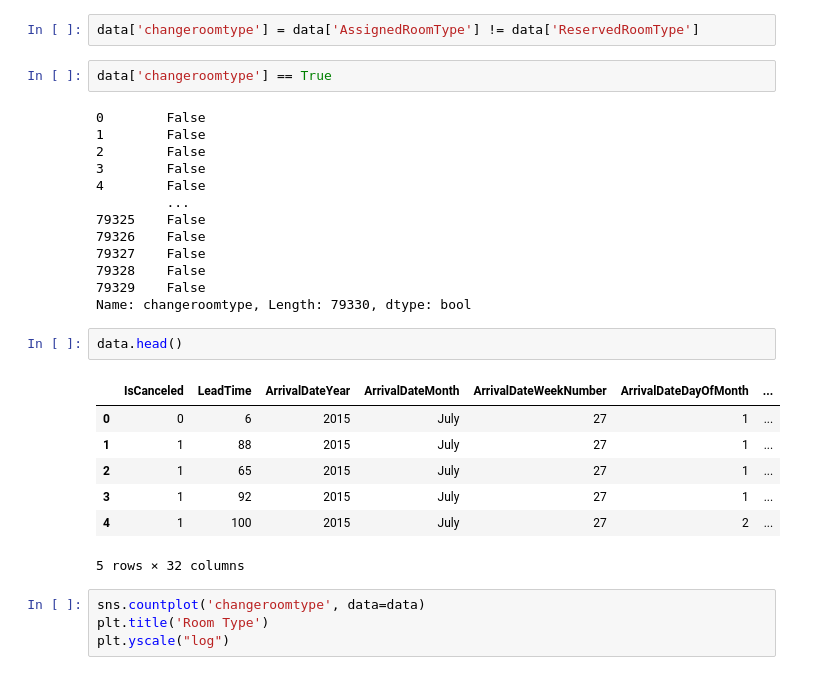
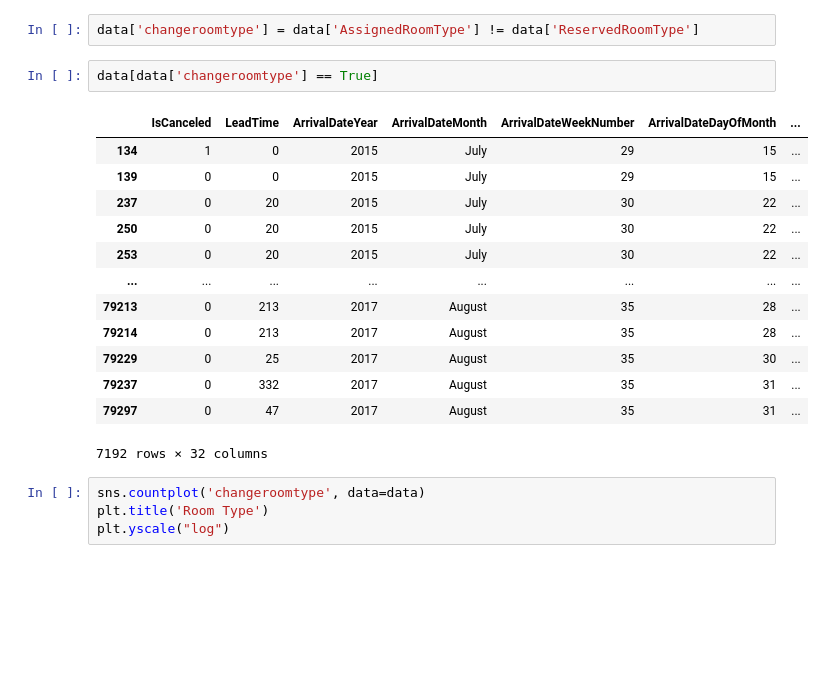
Before and after one commit to fredericojpr/BC2_Predict_Cancellations, a Jupyter notebook: scripts/BC2_Notebook_Goncalo.ipynb, the cells around one changed output. Saved outputs shown, nothing was run; the diff lists cells and outputs as text; blank space fills up the shorter version.

```diff
--- a/scripts/BC2_Notebook_Goncalo.ipynb
+++ b/scripts/BC2_Notebook_Goncalo.ipynb
@@ -118,30 +139,21 @@ plt.yscale("log")
 # %%
 data['changeroomtype'] = data['AssignedRoomType'] != data['ReservedRoomType']
 # %%
-data['changeroomtype'] == True
+data[data['changeroomtype'] == True]
 # %% [output]
+|  | IsCanceled | LeadTime | ArrivalDateYear | ArrivalDateMonth | ArrivalDateWeekNumber | ArrivalDateDayOfMonth | ... |
+| 134 | 1 | 0 | 2015 | July | 29 | 15 | ... |
+| 139 | 0 | 0 | 2015 | July | 29 | 15 | ... |
+| 237 | 0 | 20 | 2015 | July | 30 | 22 | ... |
+| 250 | 0 | 20 | 2015 | July | 30 | 22 | ... |
+| 253 | 0 | 20 | 2015 | July | 30 | 22 | ... |
+| ... | ... | ... | ... | ... | ... | ... | ... |
+| 79213 | 0 | 213 | 2017 | August | 35 | 28 | ... |
+| 79214 | 0 | 213 | 2017 | August | 35 | 28 | ... |
+| 79229 | 0 | 25 | 2017 | August | 35 | 30 | ... |
+| 79237 | 0 | 332 | 2017 | August | 35 | 31 | ... |
+| 79297 | 0 | 47 | 2017 | August | 35 | 31 | ... |
-0        False
-1        False
-2        False
-3        False
-4        False
-         ...
-79325    False
-79326    False
-79327    False
-79328    False
-79329    False
-Name: changeroomtype, Length: 79330, dtype: bool
+7192 rows × 32 columns
-# %%
-data.head()
-# %% [output]
-|  | IsCanceled | LeadTime | ArrivalDateYear | ArrivalDateMonth | ArrivalDateWeekNumber | ArrivalDateDayOfMonth | ... |
-| 0 | 0 | 6 | 2015 | July | 27 | 1 | ... |
-| 1 | 1 | 88 | 2015 | July | 27 | 1 | ... |
-| 2 | 1 | 65 | 2015 | July | 27 | 1 | ... |
-| 3 | 1 | 92 | 2015 | July | 27 | 1 | ... |
-| 4 | 1 | 100 | 2015 | July | 27 | 2 | ... |
-5 rows × 32 columns
 # %%
 sns.countplot('changeroomtype', data=data)
 plt.title('Room Type')
```
Also changed, not shown: parts of 16 cells of this notebook.
